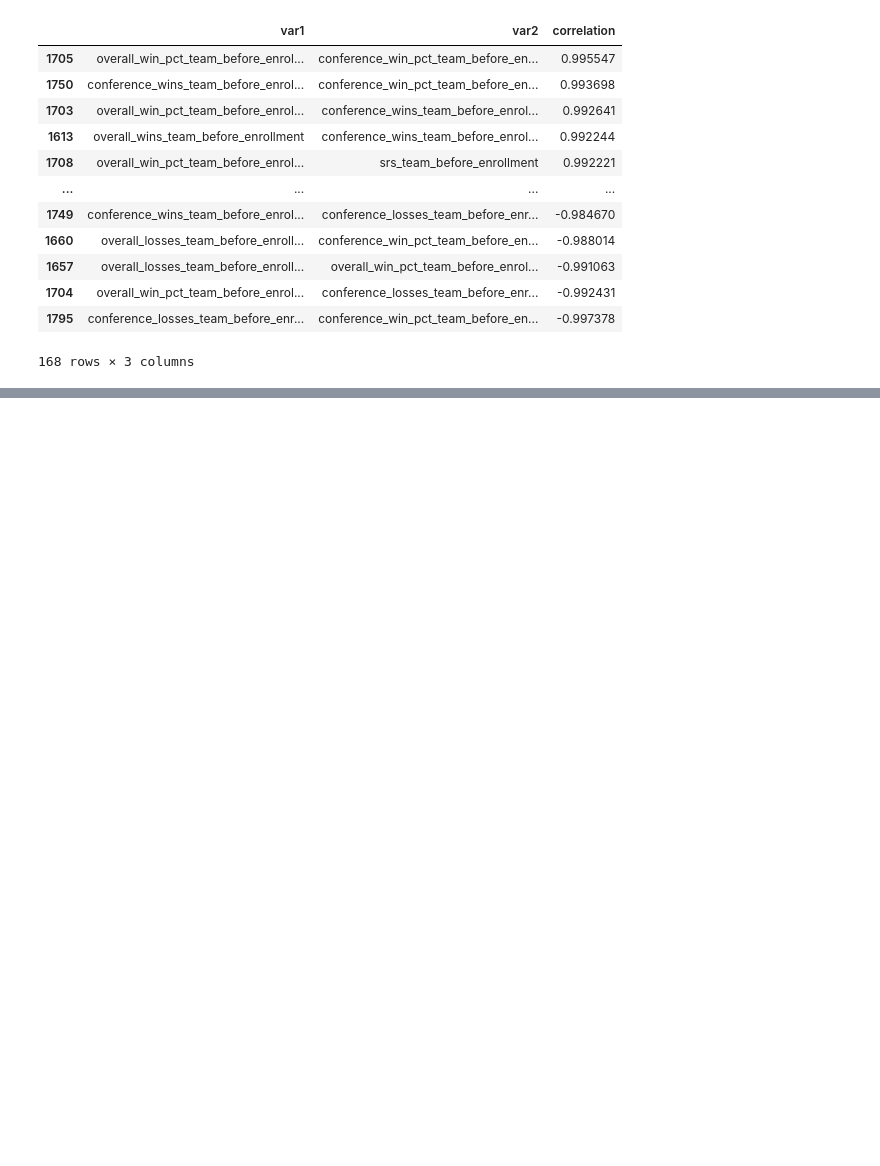
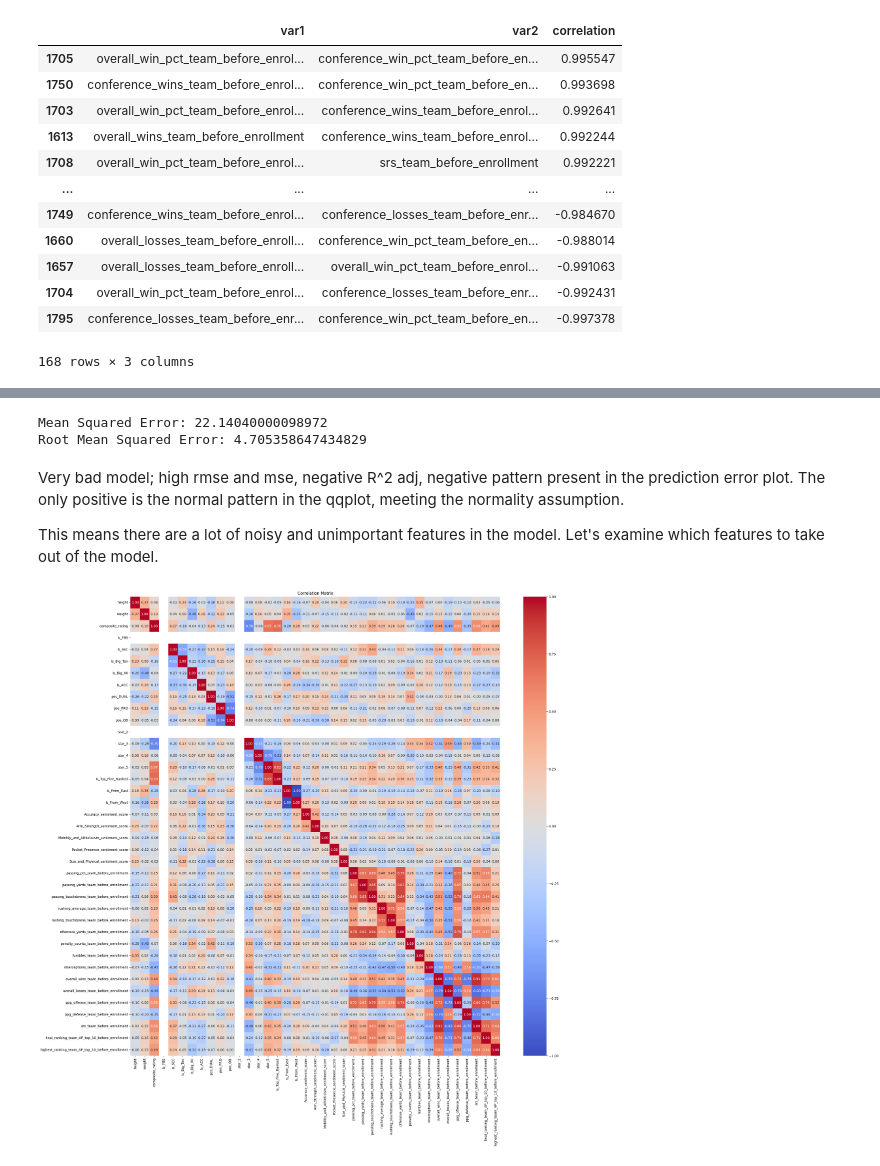
Before and after one commit to AJH456/Predicting_College_Football_Quarterback_Success, a Jupyter notebook: Code/modeling.ipynb, the cells around one changed output, grey strips where cells are left out. Cells and saved outputs as stored; diff of their text form; code cells hidden in the pictures; blank space fills up the shorter version.

```diff
--- a/Code/modeling.ipynb
+++ b/Code/modeling.ipynb
@@ -387,0 +480,28 @@ find_high_correlations(correlation_matrix, threshold=0.8)
+# %%
+# Get the Mean Squared Error
+mse = mean_squared_error(y_test, y_hat)
+
+# Get the Root Mean Squared Error
+rmse = np.sqrt(mse)
+
+# Print the results
+print(f'Mean Squared Error: {mse}')
+print(f'Root Mean Squared Error: {rmse}')
+# %% [output]
+Mean Squared Error: 22.14040000098972
+Root Mean Squared Error: 4.705358647434829
+# %% [markdown]
+Very bad model; high rmse and mse, negative R^2 adj, negative pattern present in the prediction error plot. The only positive is the normal pattern in the qqplot, meeting the normality assumption.
+
+
+This means there are a lot of noisy and unimportant features in the model. Let's examine which features to take out of the model.
+# %%
+# Examine the correlation between the features
+correlation_matrix = X.corr()
+# Display the correlation matrix
+plt.figure(figsize=(25, 25))
+sns.heatmap(correlation_matrix, annot=True, cmap='coolwarm', fmt='.2f')
+plt.title('Correlation Matrix')
+plt.show()
+# %% [output]
+[figure, added]
```
Also changed, not shown: parts of 24 cells of this notebook.
